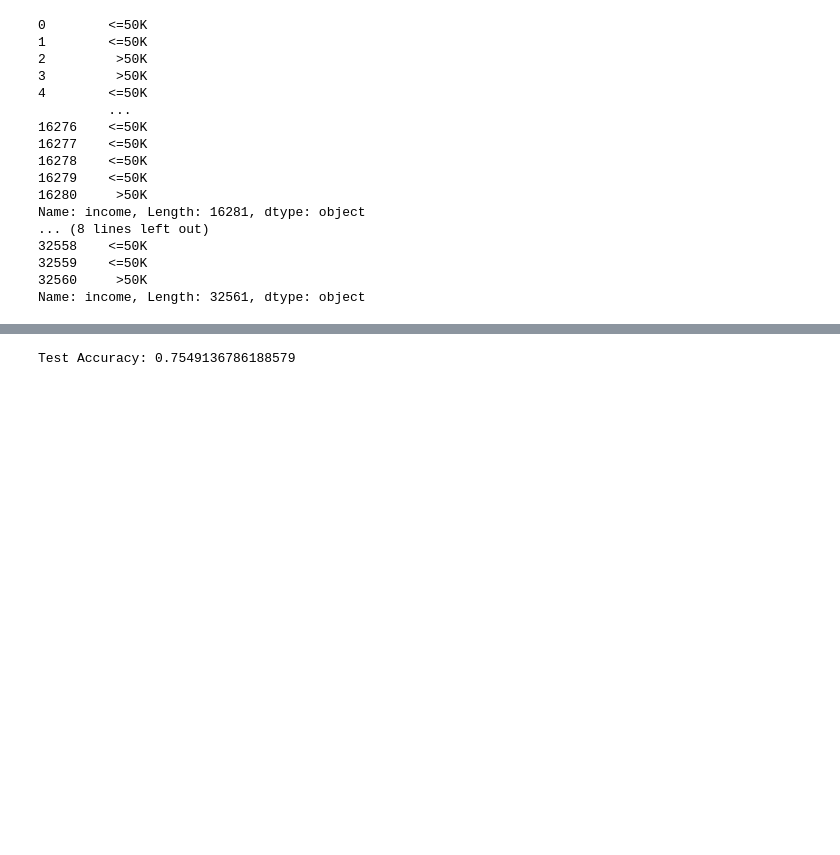
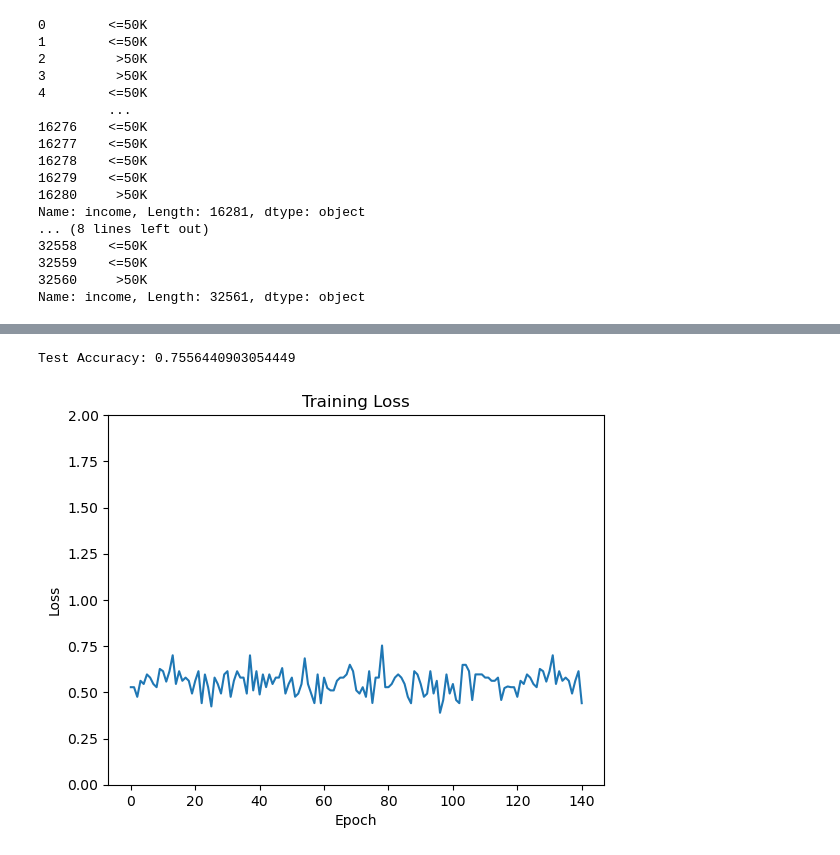
Before and after one commit to Ananyagawade12/DL, a Jupyter notebook: Assignment1/notebooks/FCN_scratch.ipynb, the cells around one changed output, grey strips where cells are left out. Drawn from its saved outputs; the diff is of its cells as text; code cells hidden in the pictures; blank space fills up the shorter version.

```diff
--- a/Assignment1/notebooks/FCN_scratch.ipynb
+++ b/Assignment1/notebooks/FCN_scratch.ipynb
@@ -9,7 +9,7 @@ columns = [
     "native-country", "income"
 ]
 # %%
-train_path = "adult/adult.data"
+train_path = r"C:\iit_mandi_projects\DL\Assignment1\datasets\adult\adult.data"
 
 train_df = pd.read_csv(
     train_path,
@@ -33,7 +33,8 @@ print(train_df['age'])
 32560    52
 Name: age, Length: 32561, dtype: int64
 # %%
-test_path = "adult/adult.test"
+test_path = r"C:\iit_mandi_projects\DL\Assignment1\datasets\adult\adult.test"
+
 
 test_df = pd.read_csv(
     test_path,
@@ -165,10 +166,12 @@ batch_size = 64
 
 num_samples = X_train.shape[1]
 # %%
+iteration = 0
+train_loss = []
 for epoch in range(epochs):
 
     for i in range(0, num_samples, batch_size):
-
+        iteration += 1
         X_batch = X_train[:, i:i+batch_size]
         y_batch = y_train[:, i:i+batch_size]
         m = X_batch.shape[1]
@@ -186,6 +189,7 @@ for epoch in range(epochs):
             y_batch * np.log(y_hat + 1e-8) +
             (1 - y_batch) * np.log(1 - y_hat + 1e-8)
         )
+
         dZ3 = y_hat - y_batch
         dW3 = np.dot(dZ3, A2.T) / m
         db3 = np.sum(dZ3, axis=1, keepdims=True) / m
@@ -209,6 +213,7 @@ for epoch in range(epochs):
         W1 -= learning_rate * dW1
         b1 -= learning_rate * db1
 
-
-    print(f"Epoch {epoch+1}, Loss: {loss:.4f}")
+        if iteration % 100 == 0:
+            print(f"Epoch {epoch+1}, Loss: {loss:.4f}")
+            train_loss.append(loss)
 # %% [output]
@@ -245,4 +250,17 @@ y_pred_labels = (y_pred > 0.5).astype(int)
 accuracy = np.mean(y_pred_labels == y_test)
 print("Test Accuracy:", accuracy)
 # %% [output]
-Test Accuracy: 0.7549136786188579
+Test Accuracy: 0.7556440903054449
+# %%
+import matplotlib.pyplot as plt
+
+plt.plot(train_loss)
+
+plt.xlabel("Epoch")
+plt.ylabel("Loss")
+#plt.legend(["Train Loss", "Validation Loss"])
+plt.title("Training Loss")
+plt.ylim(0, 2.0)
+plt.show()
+# %% [output]
+[figure, added]
```
Also changed, not shown: parts of 6 cells of this notebook.
